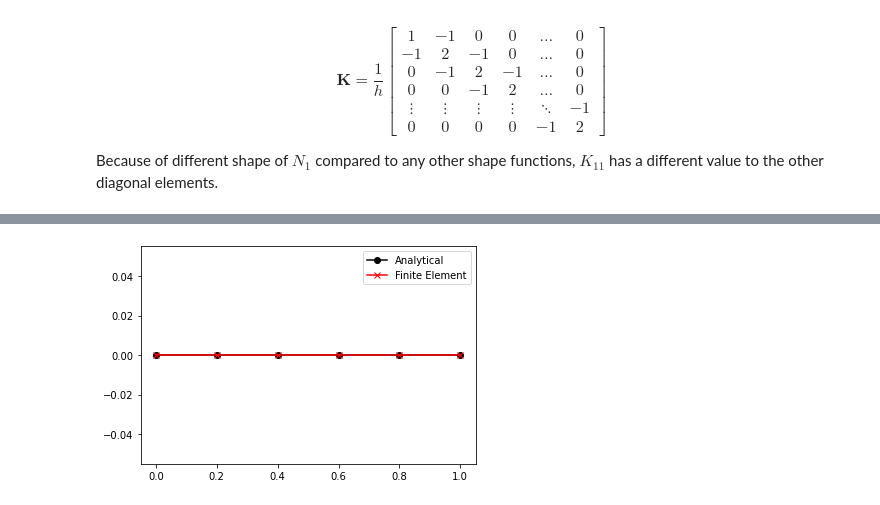
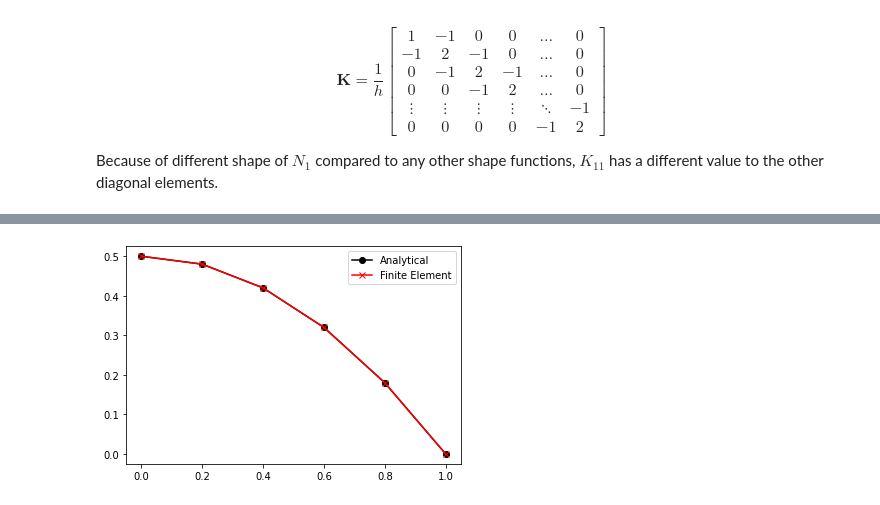
Before and after one commit to williameaton/GEO441, a Jupyter notebook: Homework5/Homework_5_report.ipynb, the cells around one changed output, grey strips where cells are left out. Drawn from its saved outputs; the diff is of its cells as text; code cells hidden in the pictures.

```diff
--- a/Homework5/Homework_5_report.ipynb
+++ b/Homework5/Homework_5_report.ipynb
@@ -151,10 +151,10 @@ import scipy.integrate as spi
 
 
 # Define domain parameters:
-n = 2                                               # Number of elements
+n = 4                                               # Number of elements
 h = 1/n                                              # Element width
-T1 = 0                                               # Boundary condition 1
-q0 = 0                                               # Boundary condition 2
+T1 = 2                                               # Boundary condition 1
+q0 = 1                                               # Boundary condition 2
 x = np.arange(n+1)/n                                 # x-array
 
 # Create output figure
@@ -176,8 +176,10 @@ for f in [0, 1]:
         F[ne] = spi.trapz(y=Ne*f, dx=h)
 
 
+
     F[0]  +=  q0
     F[-1] +=  T1/h
+
 
     d = np.matmul(np.linalg.inv(K), F)
 
@@ -208,7 +220,7 @@ h = 1 / n  # Element width
 T1 = 0  # Boundary condition 1
 q0 = 0  # Boundary condition 2
 x = np.arange(n + 1) / n  # x-array
-f = 0
+f = 1
 
 # Get all shape functions including n+1 (note first row of array is empty)
 Ns = gen_shape_funcs(x, n+1, h)
@@ -232,31 +244,31 @@ for el in range(n):
     K[el,el+1] += spi.trapz(y=NA_g * NA1_g, dx=h)
     K[el+1, el] += spi.trapz(y=NA_g * NA1_g, dx=h)
     K[el+1,el+1] += spi.trapz(y=NA1_g * NA1_g, dx=h)
 
     # Do in two seperate integrals so that the ne=0 term doesnt affect calculation:
     F[el] += spi.trapz(y=Ns[el+1, el:el+2] * f, dx=h)
     F[el] += spi.trapz(y=Ns[el + 1, el-1:el+1] * f, dx=h)
 
 # Apply boundary components
 F[0] += q0
 F[-1] += T1/h
 
 fig, ax = plt.subplots()
 
 d = np.matmul(np.linalg.inv(K[:-1, :-1]), F)
 
 u = np.zeros(n + 1)
 for ne in range(n):
     u += gen_N(x, e=ne, h=h) * d[ne]
 u += T1 * gen_N(x, e=n, h=h)
 
 # Plotting
 analytical = T1 + (1 - x) * q0 + 0.5 * (1 - x * x) * f
 
 ax.plot(x, analytical, 'k-o')
 ax.plot(x, u, 'r-x')
 ax.legend(["Analytical", "Finite Element"])
 
 plt.show()
 # %% [output]
-[figure, old version]
+[figure, new version]
```
Also changed, not shown: parts of 3 cells of this notebook, 2 other files.
